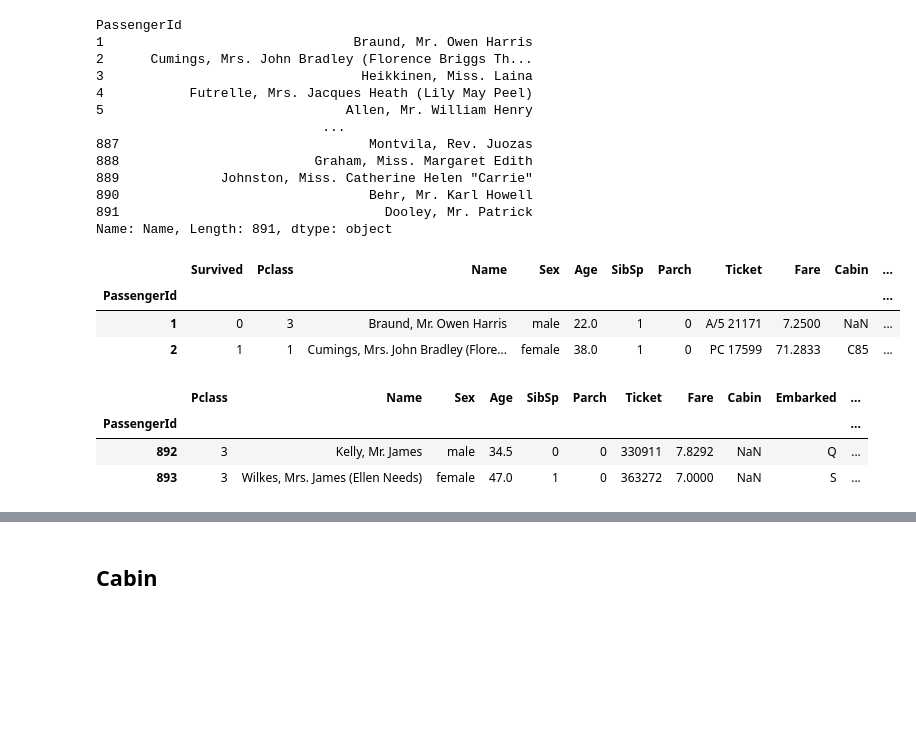
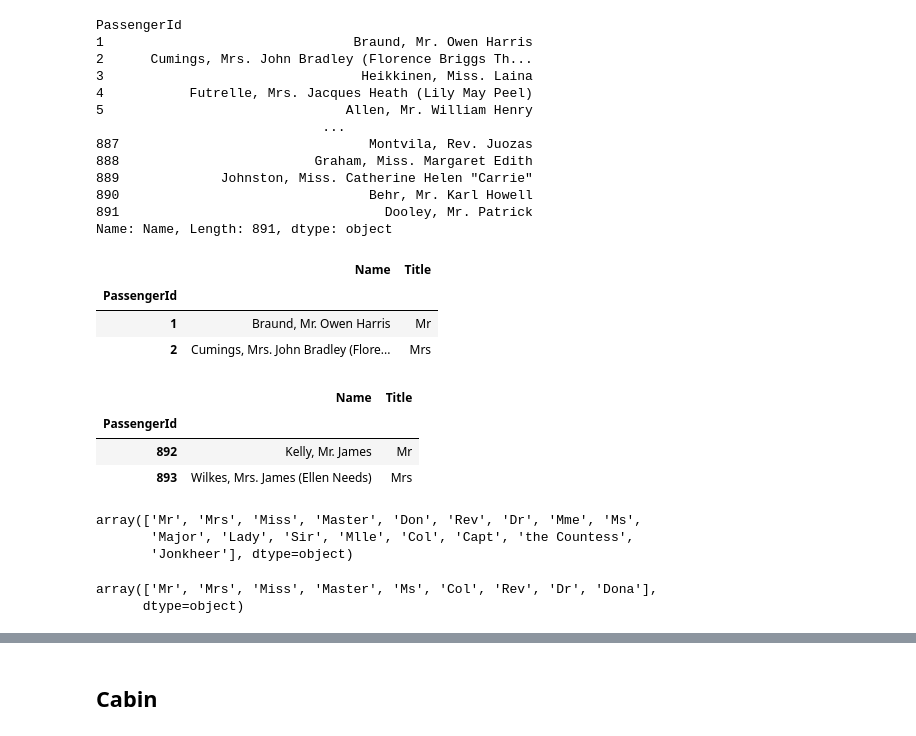
Before and after one commit to wumusill/AI_School, a Jupyter notebook: ML/Titanic/python0503.ipynb, the cells around one changed output, grey strips where cells are left out. Saved outputs shown, nothing was run; the diff lists cells and outputs as text; code cells hidden in the pictures; blank space fills up the shorter version.

```diff
--- a/ML/Titanic/python0503.ipynb
+++ b/ML/Titanic/python0503.ipynb
@@ -109,19 +109,30 @@ PassengerId
 891                                  Dooley, Mr. Patrick
 Name: Name, Length: 891, dtype: object
 # %%
-train["Title"] = train["Name"].map(lambda x: x.split(".")[0].split(', ')[1])
-test["Title"] = test["Name"].map(lambda x: x.split(".")[0].split(', ')[1])
+train["Title"] = train["Name"].map(lambda x: x.split(".")[0].split(', ')[1].strip())
+test["Title"] = test["Name"].map(lambda x: x.split(".")[0].split(', ')[1].strip())
 # %%
-train.head(2)
+train[["Name", "Title"]].head(2)
 # %% [output]
-|  | Survived | Pclass | Name | Sex | Age | SibSp | Parch | Ticket | Fare | Cabin | ... |
-| PassengerId |  |  |  |  |  |  |  |  |  |  | ... |
-| 1 | 0 | 3 | Braund, Mr. Owen Harris | male | 22.0 | 1 | 0 | A/5 21171 | 7.2500 | NaN | ... |
-| 2 | 1 | 1 | Cumings, Mrs. John Bradley (Flore... | female | 38.0 | 1 | 0 | PC 17599 | 71.2833 | C85 | ... |
+|  | Name | Title |
+| PassengerId |  |  |
+| 1 | Braund, Mr. Owen Harris | Mr |
+| 2 | Cumings, Mrs. John Bradley (Flore... | Mrs |
 # %%
-test.head(2)
+test[["Name", "Title"]].head(2)
 # %% [output]
-|  | Pclass | Name | Sex | Age | SibSp | Parch | Ticket | Fare | Cabin | Embarked | ... |
-| PassengerId |  |  |  |  |  |  |  |  |  |  | ... |
-| 892 | 3 | Kelly, Mr. James | male | 34.5 | 0 | 0 | 330911 | 7.8292 | NaN | Q | ... |
-| 893 | 3 | Wilkes, Mrs. James (Ellen Needs) | female | 47.0 | 1 | 0 | 363272 | 7.0000 | NaN | S | ... |
+|  | Name | Title |
+| PassengerId |  |  |
+| 892 | Kelly, Mr. James | Mr |
+| 893 | Wilkes, Mrs. James (Ellen Needs) | Mrs |
+# %%
+train["Title"].unique()
+# %% [output]
+array(['Mr', 'Mrs', 'Miss', 'Master', 'Don', 'Rev', 'Dr', 'Mme', 'Ms',
+       'Major', 'Lady', 'Sir', 'Mlle', 'Col', 'Capt', 'the Countess',
+       'Jonkheer'], dtype=object)
+# %%
+test["Title"].unique()
+# %% [output]
+array(['Mr', 'Mrs', 'Miss', 'Master', 'Ms', 'Col', 'Rev', 'Dr', 'Dona'],
+      dtype=object)
```
Also changed, not shown: parts of 82 cells of this notebook, 3 other files.
